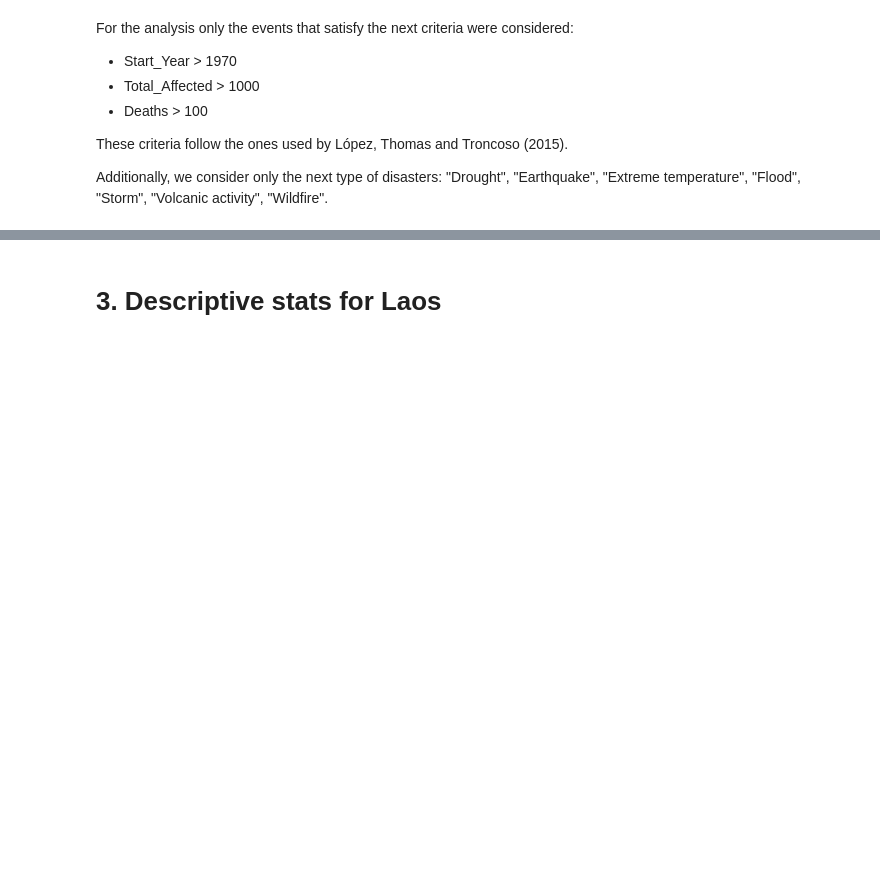
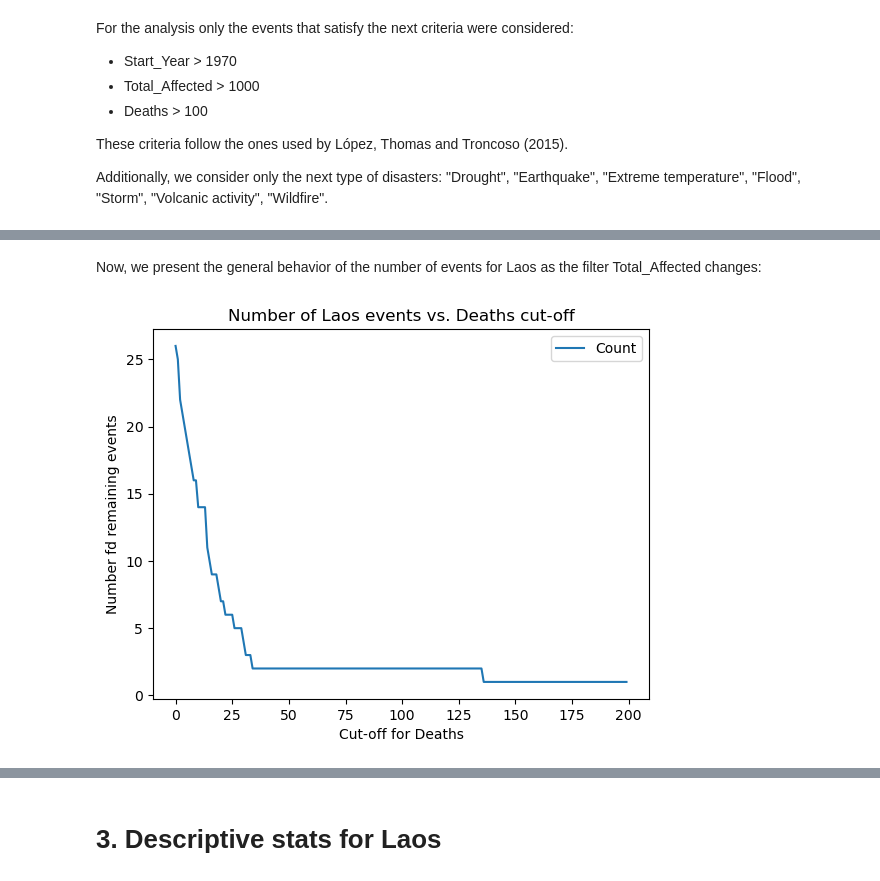
Before and after one commit to jessegrabowski/laos-climate-change, a Jupyter notebook: notebooks/eda_laos_EM-DAT.ipynb, the cells around one changed output, grey strips where cells are left out. Drawn from its saved outputs; the diff is of its cells as text; code cells hidden in the pictures; blank space fills up the shorter version.

```diff
--- a/notebooks/eda_laos_EM-DAT.ipynb
+++ b/notebooks/eda_laos_EM-DAT.ipynb
@@ -88 +79,16 @@ When appliying the filters, the number of events in Laos is reduced from 62 to 1
+# %% [markdown]
+Now, we present the general behavior of the number of events for Laos as the filter Total_Affected changes:
+# %%
+#Creating the count dataframe
+count_df = pd.DataFrame()
+
+for x in list(range(0,200, 1)):
+    count_df.loc[x, "Count"] =  em_dat_raw.query('`Deaths` > @x &  `Disaster Type` in @PROB_COLS &  `ISO` == "LAO"').shape[0]
+#Graph
+count_df.plot()
+plt.xlabel("Cut-off for Deaths")
+plt.ylabel("Number fd remaining events");
+plt.title("Number of Laos events vs. Deaths cut-off");
+# %% [output]
+[figure, added]
 # %% [markdown]
```
Also changed, not shown: parts of 16 cells of this notebook, 2 other files.
